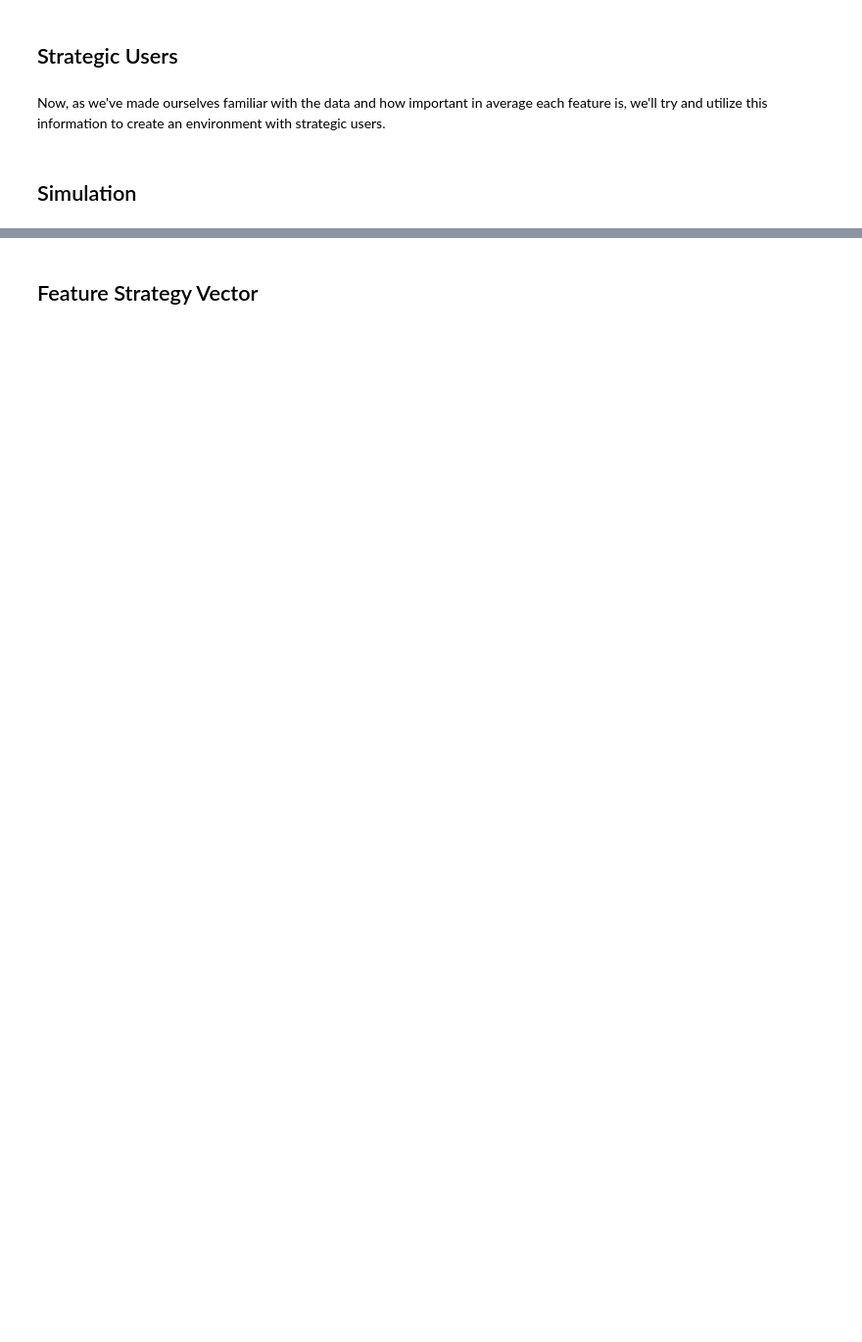
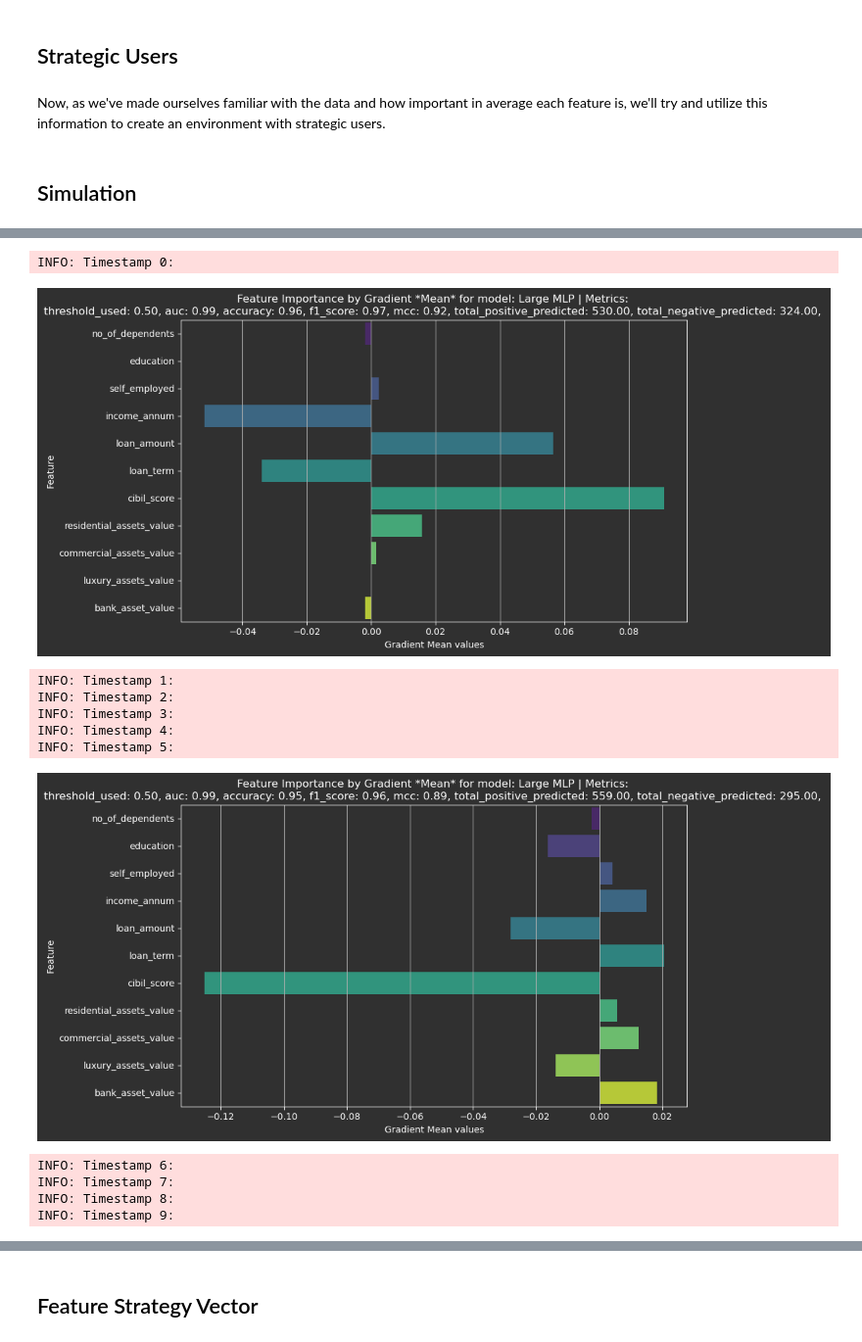
Before and after one commit to PrielHaz/strategic-classification, a Jupyter notebook: workshop_draft.ipynb, the cells around one changed output, grey strips where cells are left out. Shown at 98% size. Drawn from its saved outputs; the diff is of its cells as text; code cells hidden in the pictures; blank space fills up the shorter version.

```diff
--- a/workshop_draft.ipynb
+++ b/workshop_draft.ipynb
@@ -859,0 +898,23 @@ threshold_used: 0.50, auc: 0.95, accuracy: 0.95, f1_score: 0.96, mcc: 0.88, tota
+# %%
+threshold = 0.5
+run_first_simulation(
+    T=10,
+    K=1,
+    MODEL="Large MLP",
+    strategy_magnitude=0.9,
+    range_strategists_act=(max(0, threshold - 0.49), threshold),
+    print_mean_grads_every=5,
+)
+# %% [output]
+INFO: Timestamp 0:
+[figure, added]
+INFO: Timestamp 1:
+INFO: Timestamp 2:
+INFO: Timestamp 3:
+INFO: Timestamp 4:
+INFO: Timestamp 5:
+[figure, added]
+INFO: Timestamp 6:
+INFO: Timestamp 7:
+INFO: Timestamp 8:
+INFO: Timestamp 9:
```
Also changed, not shown: parts of 89 cells of this notebook, 4 other files.
